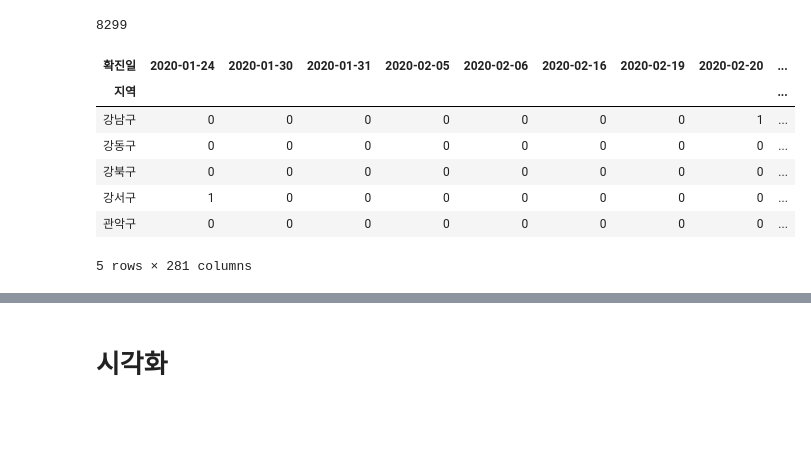
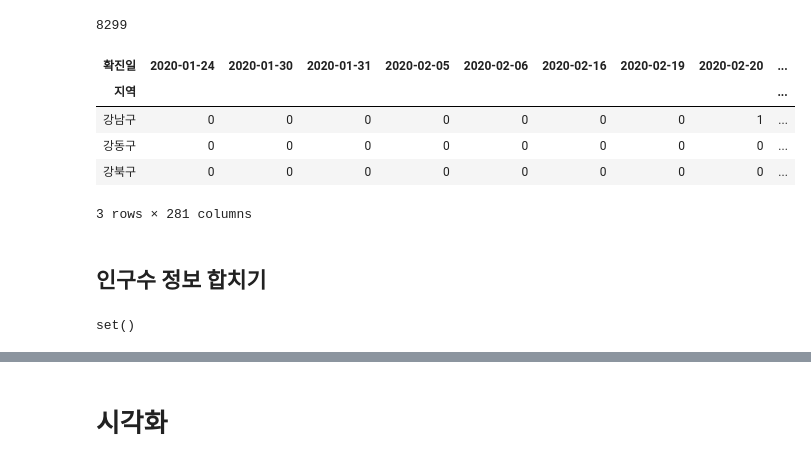
Before and after one commit to beegramin9/Python-DataScience-Hoseo-ProjectData, a Jupyter notebook: Ch5_코로나(openAPI)/서울/1_서울.ipynb, the cells around one changed output, grey strips where cells are left out. Drawn from its saved outputs; the diff is of its cells as text; code cells hidden in the pictures; blank space fills up the shorter version.

```diff
--- a/Ch5_코로나(openAPI)/서울/1_서울.ipynb
+++ b/Ch5_코로나(openAPI)/서울/1_서울.ipynb
@@ -109,19 +87,23 @@ len(seoul['지역'].str.strip())
 # %%
 district = pd.pivot_table(data=seoul,
                           index='지역',
                           columns= '확진일',
                           values='연번',
                           aggfunc='count')
 district = district.fillna(0)
 district = district.astype(int)
 district['구별 총계'] = district.apply(sum, axis=1)
-district.head()
+district.head(3)
 # %% [output]
 | 확진일 | 2020-01-24 | 2020-01-30 | 2020-01-31 | 2020-02-05 | 2020-02-06 | 2020-02-16 | 2020-02-19 | 2020-02-20 | ... |
 | 지역 |  |  |  |  |  |  |  |  | ... |
 | 강남구 | 0 | 0 | 0 | 0 | 0 | 0 | 0 | 1 | ... |
 | 강동구 | 0 | 0 | 0 | 0 | 0 | 0 | 0 | 0 | ... |
 | 강북구 | 0 | 0 | 0 | 0 | 0 | 0 | 0 | 0 | ... |
-| 강서구 | 1 | 0 | 0 | 0 | 0 | 0 | 0 | 0 | ... |
-| 관악구 | 0 | 0 | 0 | 0 | 0 | 0 | 0 | 0 | ... |
-5 rows × 281 columns
+3 rows × 281 columns
+# %% [markdown]
+## 인구수 정보 합치기
+# %%
+set(district.index.unique()) - set(pop.지역.unique())
+# %% [output]
+set()
```
Also changed, not shown: parts of 27 cells of this notebook, 1 other file.
